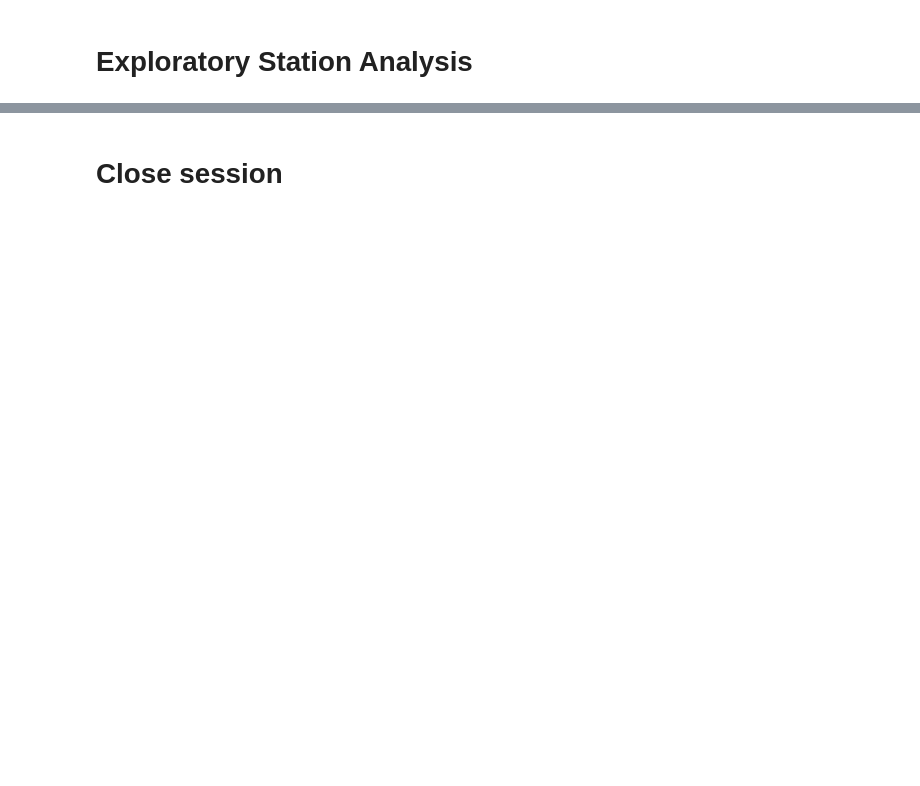
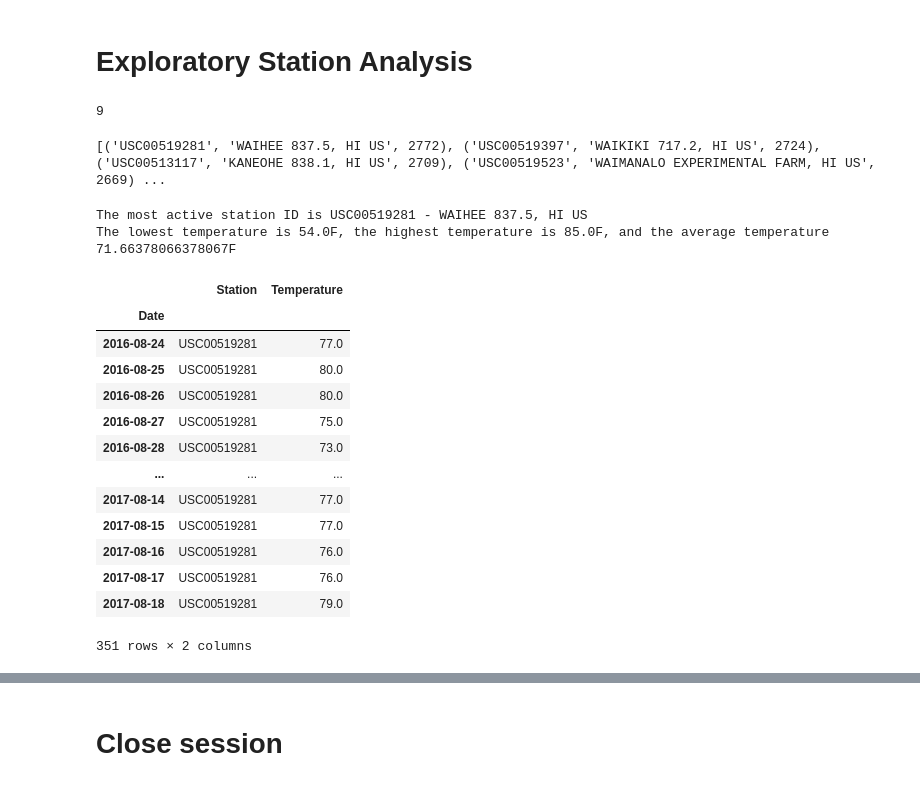
Before and after one commit to magui193/sqlalchemy-challenge, a Jupyter notebook: Margarita_climate.ipynb, the cells around one changed output, grey strips where cells are left out. Saved outputs shown, nothing was run; the diff lists cells and outputs as text; code cells hidden in the pictures; blank space fills up the shorter version.

```diff
--- a/Margarita_climate.ipynb
+++ b/Margarita_climate.ipynb
@@ -60,6 +121,14 @@ session = Session(engine)
 # Exploratory Station Analysis
 # %%
 # Design a query to calculate the total number stations in the dataset
+stations = session.query(Station.id).count()
+stations
+# %% [output]
+9
 # %%
 # Design a query to find the most active stations (i.e. what stations have the most rows?)
 # List the stations and the counts in descending order.
+active_stations = (session.query(Measurement.station, Station.name, func.count(Measurement.id)).filter(Measurement.station == Station.station).group_by(Measurement.station).order_by(func.count(Measurement.id).desc()).all())
+print(active_stations)
+# %% [output]
+[('USC00519281', 'WAIHEE 837.5, HI US', 2772), ('USC00519397', 'WAIKIKI 717.2, HI US', 2724), ('USC00513117', 'KANEOHE 838.1, HI US', 2709), ('USC00519523', 'WAIMANALO EXPERIMENTAL FARM, HI US', 2669) ...
@@ -68,3 +135,33 @@ session = Session(engine)
+# %%
+# Using the most active station id from the previous query, calculate the lowest, highest, and average temperature.
+record = (session.query(func.min(Measurement.tobs), func.max(Measurement.tobs), func.avg(Measurement.tobs),).filter(Measurement.station == active_stations[0][0]).all())
+print(f"The most active station ID is {active_stations[0][0]} - {active_stations[0][1]}")
+print(f"The lowest temperature is {record[0][0]}F, the highest temperature is {record[0][1]}F, and the average temperature {record[0][2]}F")
+# %% [output]
+The most active station ID is USC00519281 - WAIHEE 837.5, HI US
+The lowest temperature is 54.0F, the highest temperature is 85.0F, and the average temperature 71.66378066378067F
 # %%
 # Using the most active station id
 # Query the last 12 months of temperature observation data for this station and plot the results as a histogram
+last_year = dt.date(2017,8,23) - dt.timedelta(days=365)
+temperature_analysis = (session.query(Measurement.station, Measurement.date, Measurement.tobs).filter(Measurement.date > last_year).filter(Measurement.station == active_stations[0][0]).order_by(Measurement.date).all())
+
+#Create dataframe
+temperature_df = pd.DataFrame(temperature_analysis, columns=['Station', 'Date', 'Temperature'])
+temperature_df = temperature_df.set_index("Date").sort_index(ascending=True)
+temperature_df
+# %% [output]
+|  | Station | Temperature |
+| Date |  |  |
+| 2016-08-24 | USC00519281 | 77.0 |
+| 2016-08-25 | USC00519281 | 80.0 |
+| 2016-08-26 | USC00519281 | 80.0 |
+| 2016-08-27 | USC00519281 | 75.0 |
+| 2016-08-28 | USC00519281 | 73.0 |
+| ... | ... | ... |
+| 2017-08-14 | USC00519281 | 77.0 |
+| 2017-08-15 | USC00519281 | 77.0 |
+| 2017-08-16 | USC00519281 | 76.0 |
+| 2017-08-17 | USC00519281 | 76.0 |
+| 2017-08-18 | USC00519281 | 79.0 |
+351 rows × 2 columns
```
Also changed, not shown: parts of 12 cells of this notebook, 2 other files.
